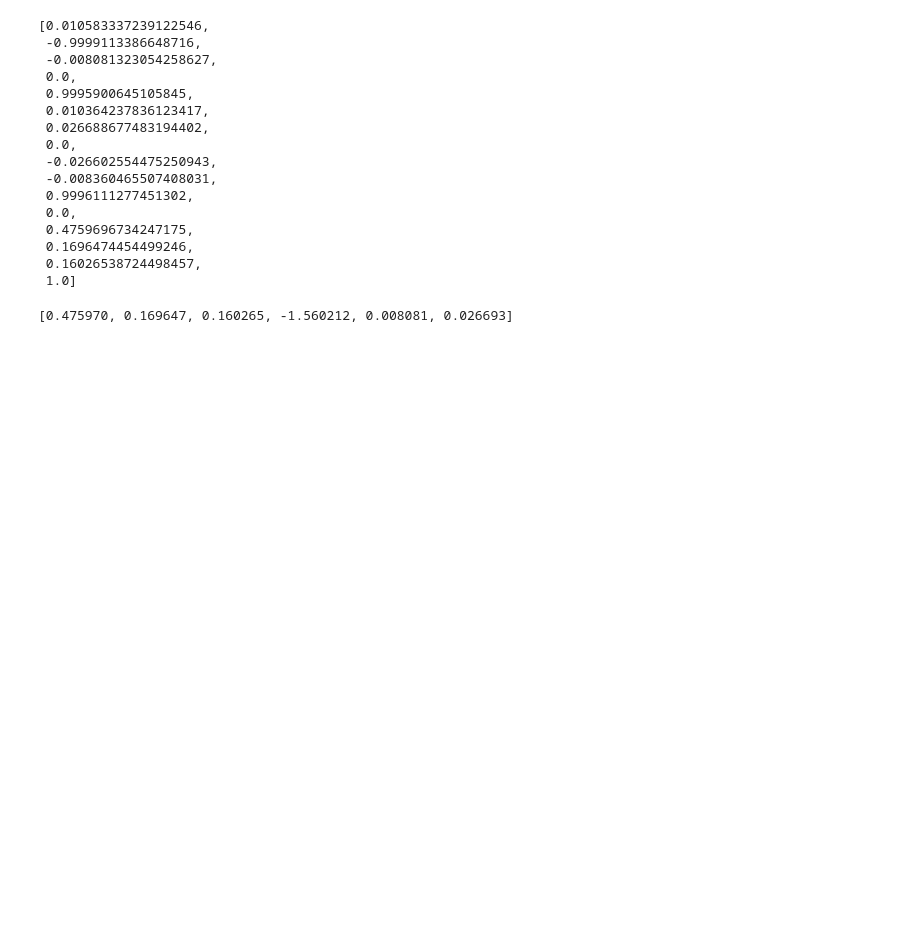
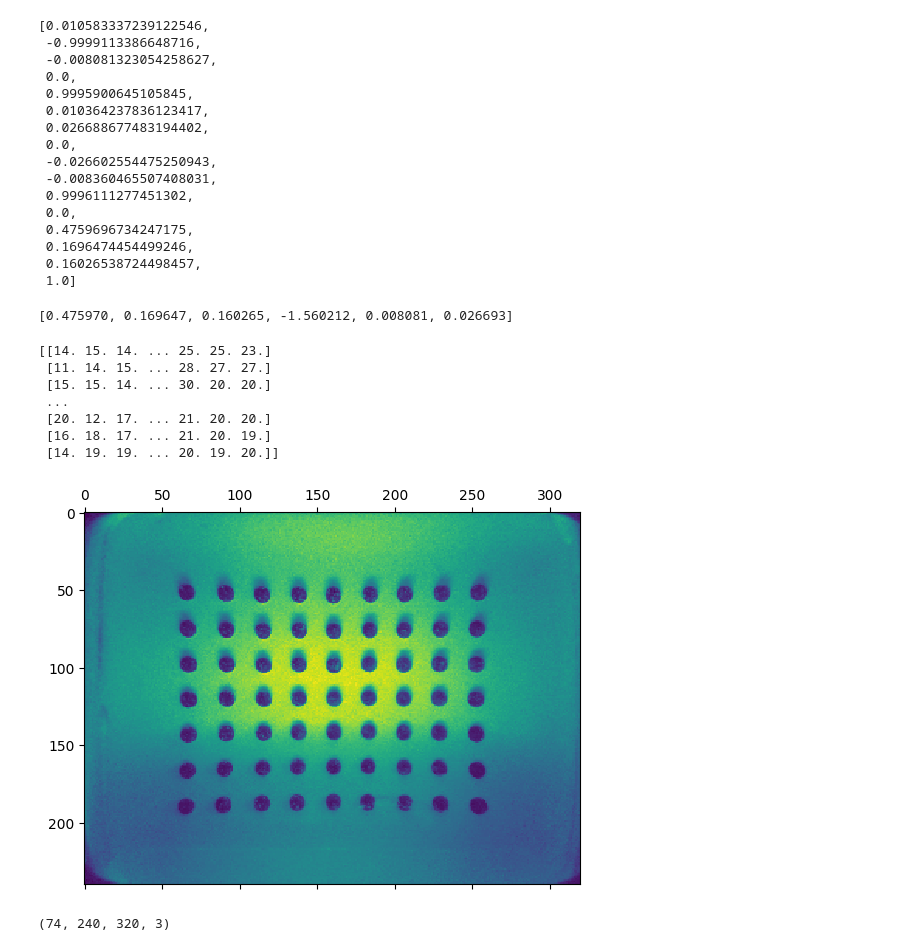
Before and after one commit to alapkshirsagar/active-tactile-hardness-classification, a Jupyter notebook: src/lab.ipynb, the cells around one changed output. Drawn from its saved outputs; the diff is of its cells as text; code cells hidden in the pictures; blank space fills up the shorter version.

```diff
--- a/src/lab.ipynb
+++ b/src/lab.ipynb
@@ -118,0 +133,20 @@ Affine(Kinematics.forward([0.3742012436992107, 0.3965798386015373, -0.0277040819
+# %%
+frames = np.load("../data/frames/0bd73f2c-cd6c-48f6-98a6-06b31f305d66_frames.npy")
+
+plt.matshow(frames[15,:,:,0])
+
+print(frames[15,:,:,0])
+# %% [output]
+[[14. 15. 14. ... 25. 25. 23.]
+ [11. 14. 15. ... 28. 27. 27.]
+ [15. 15. 14. ... 30. 20. 20.]
+ ...
+ [20. 12. 17. ... 21. 20. 20.]
+ [16. 18. 17. ... 21. 20. 19.]
+ [14. 19. 19. ... 20. 19. 20.]]
+[figure, added]
+# %%
+times  = np.load("../data/frames/0bd73f2c-cd6c-48f6-98a6-06b31f305d66_times.npy")
+print(times.shape)
+# %% [output]
+(74, 240, 320, 3)
```
Also changed, not shown: parts of 3 cells of this notebook, 2 other files.
